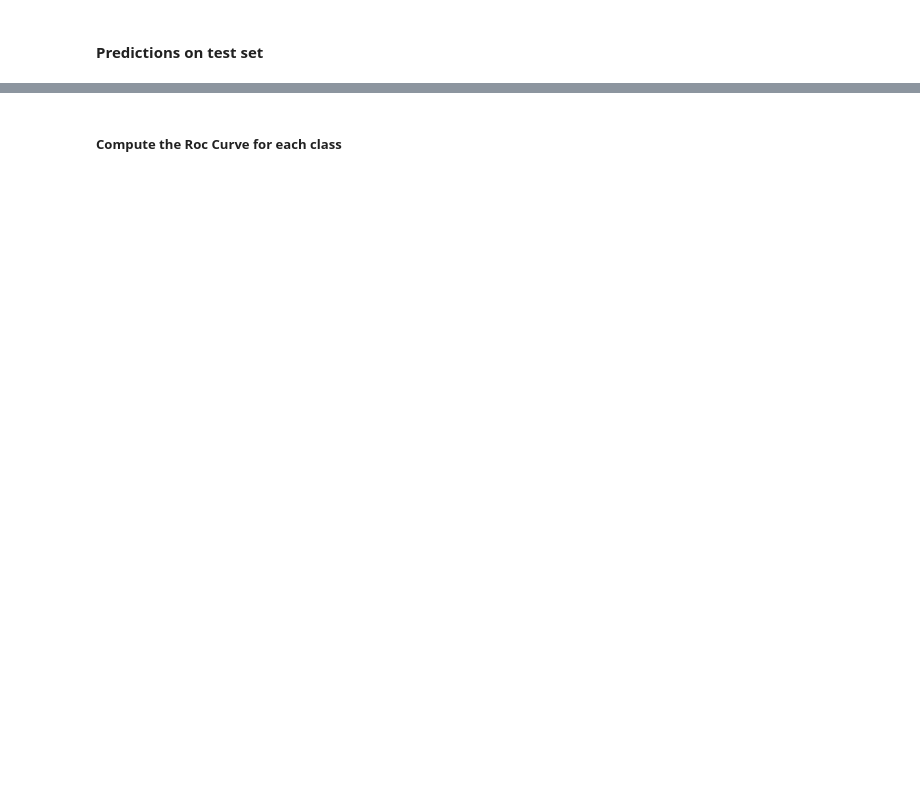
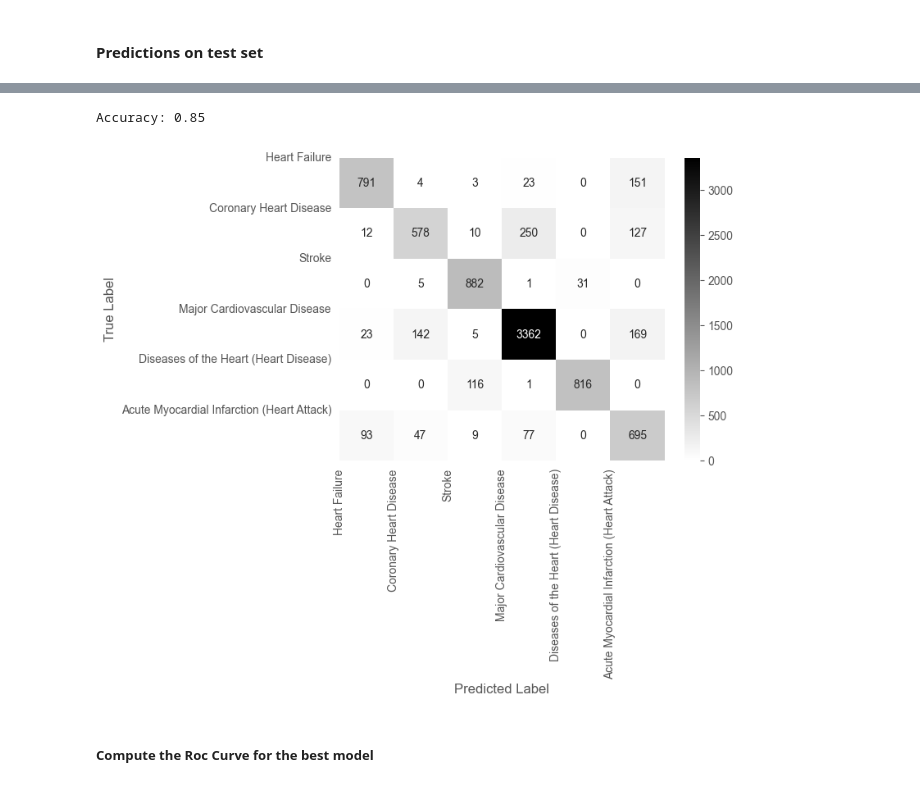
Before and after one commit to GLAwasTaken/ML_Project, a Jupyter notebook: Heart_disease.ipynb, the cells around one changed output, grey strips where cells are left out. Cells and saved outputs as stored; diff of their text form; code cells hidden in the pictures; blank space fills up the shorter version.

Commit message:
Added Modeling and Evaluation

```diff
--- a/Heart_disease.ipynb
+++ b/Heart_disease.ipynb
@@ -292,6 +313,7 @@ df = df[df.columns.difference(['Category', 'DataSource', 'Data_Value_Type'])]
 # %%
 df = df[df.columns.difference(['Data_Value'])]
 # %%
+df = df.dropna()
 df.info()
 # %% [output]
 <class 'pandas.core.frame.DataFrame'>
@@ -409,21 +449,8 @@ from sklearn.metrics import classification_report
 from sklearn.metrics import confusion_matrix
 from sklearn.metrics import accuracy_score
-# %%
-models_test = []
-models_test.append(('C45', DecisionTreeClassifier(criterion='entropy', random_state=seed)))
-models_test.append(('CART', DecisionTreeClassifier(criterion='gini', random_state=seed)))
-models_test.append(('GaussianNaiveBayes', GaussianNB()))
-models_test.append(('NeuralNetwork', MLPClassifier(hidden_layer_sizes=(50, 10, ), max_iter=500, verbose=True,
-                                              random_state=seed)))
-
-predictions = []
-
-for name, model in models_test:
-    print(name)
-
-    model.fit(x_train, y_train)
-    pred = model.predict(x_test)
-    predictions.append(pred)
-
-    print(f'Accuracy: {accuracy_score(y_test, pred):.2f}')
-    print()
+# %%
+
+model = MLPClassifier(hidden_layer_sizes=(50, 10, ),max_iter=500, verbose=True, random_state=seed)
+
+model.fit(x_train, y_train)
+predictions = model.predict(x_test)
@@ -430,3 +475,7 @@ for name, model in models_test:
+# %%
+print(f'Accuracy: {accuracy_score(y_test, predictions):.2f}')
+# %% [output]
+Accuracy: 0.85
 # %%
 def make_confusion_matrix(cf, categories='auto', cbar=True, cmap='Blues', title=None):
     group_counts = [f'{value}\n' for value in cf.flatten()]
@@ -443,21 +492,21 @@ def make_confusion_matrix(cf, categories='auto', cbar=True, cmap='Blues', title=
     if title:
         plt.title(title)
 # %%
-categories = df['Drug'].unique()
+categories = df['Topic'].unique()
 
-for i in range(len(models_test)):
-    plt.figure()
+plt.figure()
 
-    make_confusion_matrix(confusion_matrix(y_test, predictions[i]), categories=categories, cmap='binary')
+make_confusion_matrix(confusion_matrix(y_test, predictions), categories=categories, cmap='binary')
 
-    plt.title(f"Confusion Matrix for {models_test[i][0]}")
-    plt.xlabel('Predicted Label')
-    plt.ylabel('True Label')
-    plt.xticks(ticks=range(len(categories)), labels=categories)
-    plt.yticks(ticks=range(len(categories)), labels=categories)
-    plt.show()
+plt.xlabel('Predicted Label')
+plt.ylabel('True Label')
+plt.xticks(ticks=range(len(categories)), labels=categories)
+plt.yticks(ticks=range(len(categories)), labels=categories)
+plt.show()
+# %% [output]
+[figure, added]
 # %% [markdown]
-##### **Compute the Roc Curve for each class**
+##### **Compute the Roc Curve for the best model**
 # %%
 from sklearn.metrics import roc_curve, auc
 # %%
```
Also changed, not shown: parts of 19 cells of this notebook.
